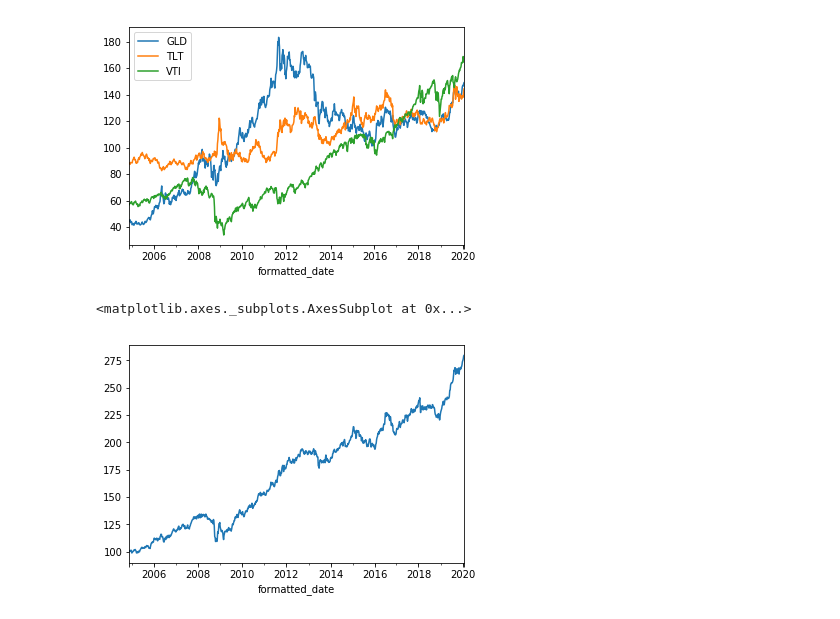
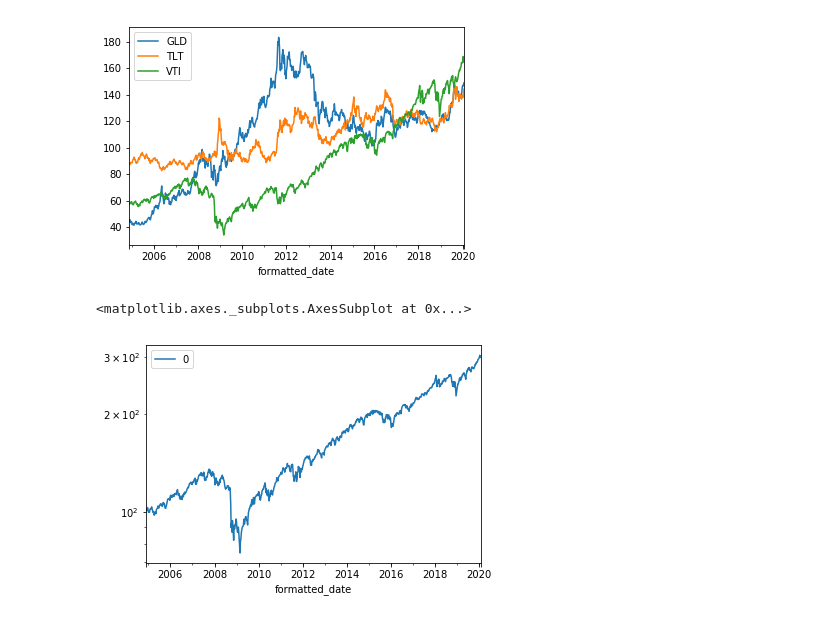
Before and after one commit to DT021/PortfolioAnalyzer, a Jupyter notebook: Examples.ipynb, the cells around one changed output. Cells and saved outputs as stored; diff of their text form; code cells hidden in the pictures.

```diff
--- a/Examples.ipynb
+++ b/Examples.ipynb
@@ -10,6 +11,6 @@ from portfolio_analyzer.backtest import NaiveBackTest
 # %%
 tickers = ['VTI', 'TLT', 'GLD']
-data = yahoo2pandas(tickers)
+data = yahoo2pandas(tickers, frequency='weekly')
 # %%
 data.head()
 # %% [output]
@@ -48,9 +49,9 @@ portfolio_exposure = {
 }
 
 optimal_weights = {
-    'VTI': 0.37891,
-    'TLT': 0.368061,
-    'GLD': 0.253029
+    'VTI': 0.8,
+    'TLT': 0.1,
+    'GLD': 0.1
 }
 # %%
 rebalancer = Rebalance(portfolio_exposure, optimal_weights, 123.)
@@ -67,17 +68,17 @@ rebalancer.diff(new_exposure)
 # %%
 backtest = NaiveBackTest(optimal_weights, data)
 # %%
-portfolio = backtest.run()
+my_portfolio = backtest.run()
 # %%
 data.plot()
 # %% [output]
 <matplotlib.axes._subplots.AxesSubplot at 0x...>
 [figure]
-# %%
-portfolio.plot()
-# %% [output]
-<matplotlib.axes._subplots.AxesSubplot at 0x...>
-[figure, removed]
+# %%
+my_portfolio.plot(logy=True)
+# %% [output]
+<matplotlib.axes._subplots.AxesSubplot at 0x...>
+[figure, added]
 # %%
 backtest = NaiveBackTest(minimal_variance(data).loc[0].to_dict(), data)
 # %%
```
Also changed, not shown: parts of 12 cells of this notebook, 2 other files.
